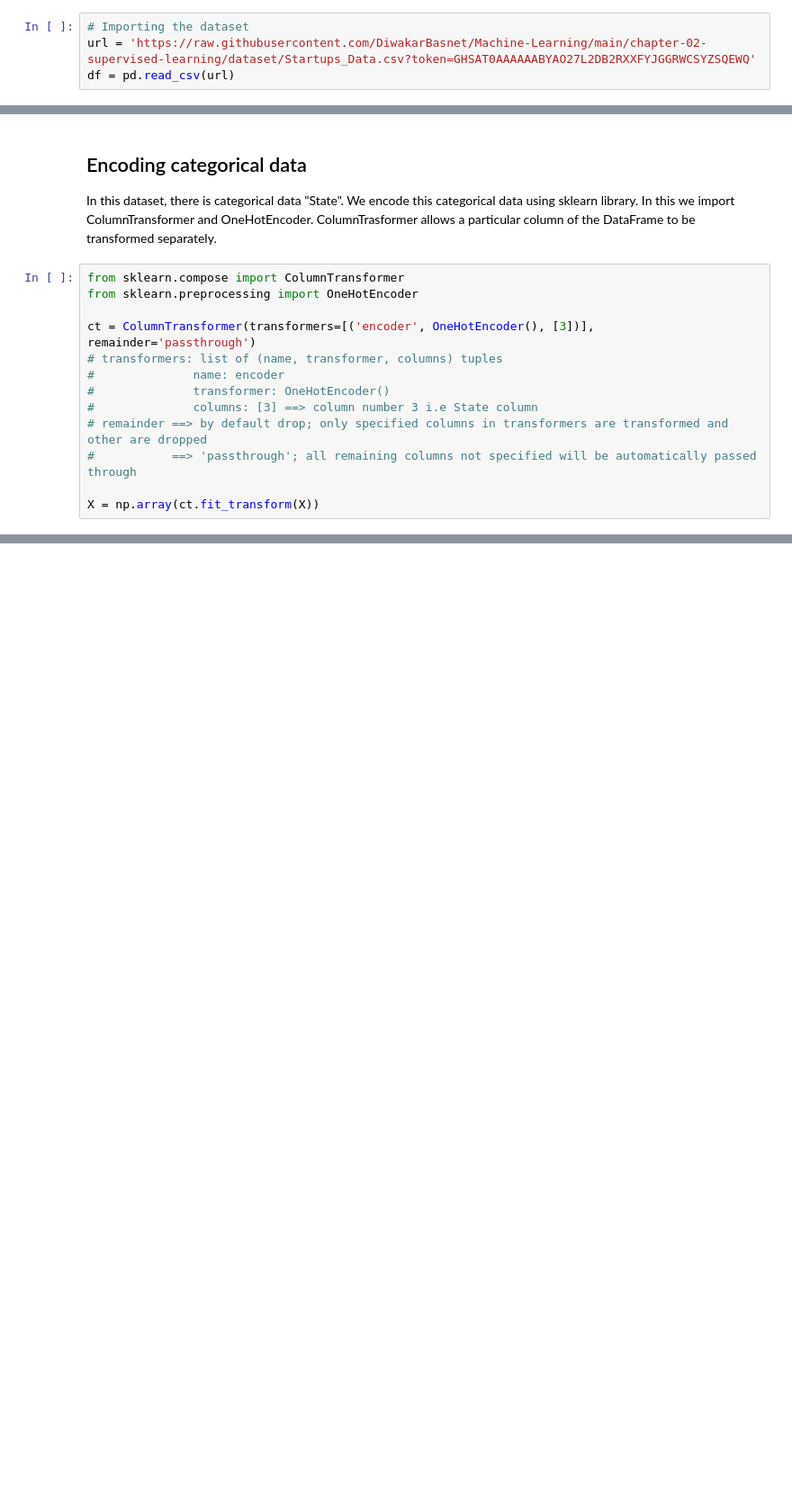
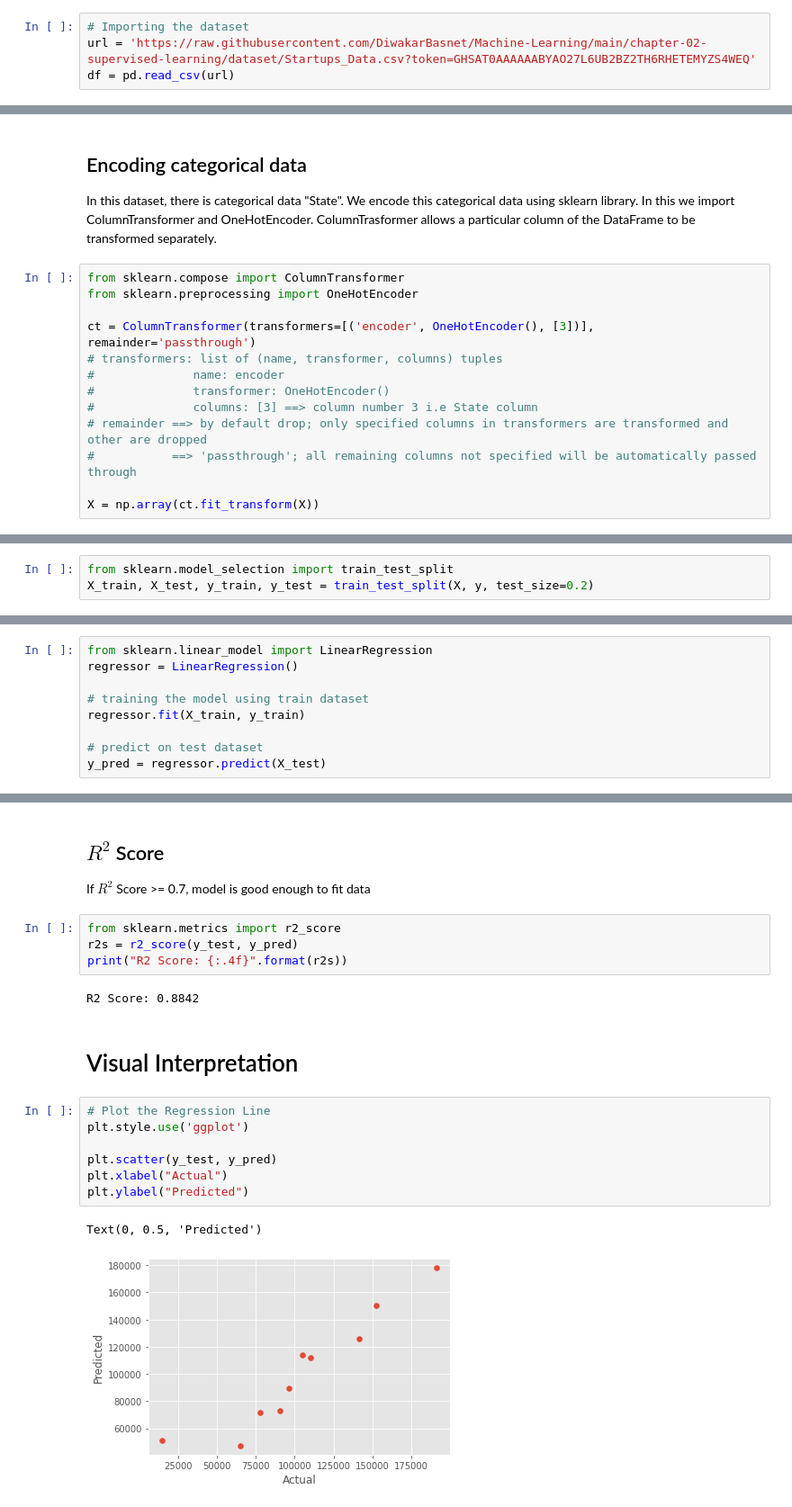
Before and after one commit to DiwakarBasnet/Machine-Learning, a Jupyter notebook: Multiple_Linear_Regression.ipynb, the cells around one changed output, grey strips where cells are left out. Shown at 90% size. Saved outputs shown, nothing was run; the diff lists cells and outputs as text; blank space fills up the shorter version.

```diff
--- a/Multiple_Linear_Regression.ipynb
+++ b/Multiple_Linear_Regression.ipynb
@@ -16,7 +18,7 @@ import pandas as pd
 import matplotlib.pyplot as plt
 # %%
 # Importing the dataset
-url = 'https://raw.githubusercontent.com/DiwakarBasnet/Machine-Learning/main/chapter-02-supervised-learning/dataset/Startups_Data.csv?token=GHSAT0AAAAAABYAO27L2DB2RXXFYJGGRWCSYZSQEWQ'
+url = 'https://raw.githubusercontent.com/DiwakarBasnet/Machine-Learning/main/chapter-02-supervised-learning/dataset/Startups_Data.csv?token=GHSAT0AAAAAABYAO27L6UB2BZ2TH6RHETEMYZS4WEQ'
 df = pd.read_csv(url)
 # %%
 df.shape
@@ -81,0 +88,3 @@ X = np.array(ct.fit_transform(X))
+# %%
+from sklearn.model_selection import train_test_split
+X_train, X_test, y_train, y_test = train_test_split(X, y, test_size=0.2)
@@ -81,0 +95,9 @@ X = np.array(ct.fit_transform(X))
+# %%
+from sklearn.linear_model import LinearRegression
+regressor = LinearRegression()
+
+# training the model using train dataset
+regressor.fit(X_train, y_train)
+
+# predict on test dataset
+y_pred = regressor.predict(X_test)
@@ -81,0 +130,21 @@ X = np.array(ct.fit_transform(X))
+# %% [markdown]
+## $R^2$ Score
+If $R^2$ Score >= 0.7, model is good enough to fit data
+# %%
+from sklearn.metrics import r2_score
+r2s = r2_score(y_test, y_pred)
+print("R2 Score: {:.4f}".format(r2s))
+# %% [output]
+R2 Score: 0.8842
+# %% [markdown]
+# Visual Interpretation
+# %%
+# Plot the Regression Line
+plt.style.use('ggplot')
+
+plt.scatter(y_test, y_pred)
+plt.xlabel("Actual")
+plt.ylabel("Predicted")
+# %% [output]
+Text(0, 0.5, 'Predicted')
+[figure, added]
```
Also changed, not shown: parts of 8 cells of this notebook.
